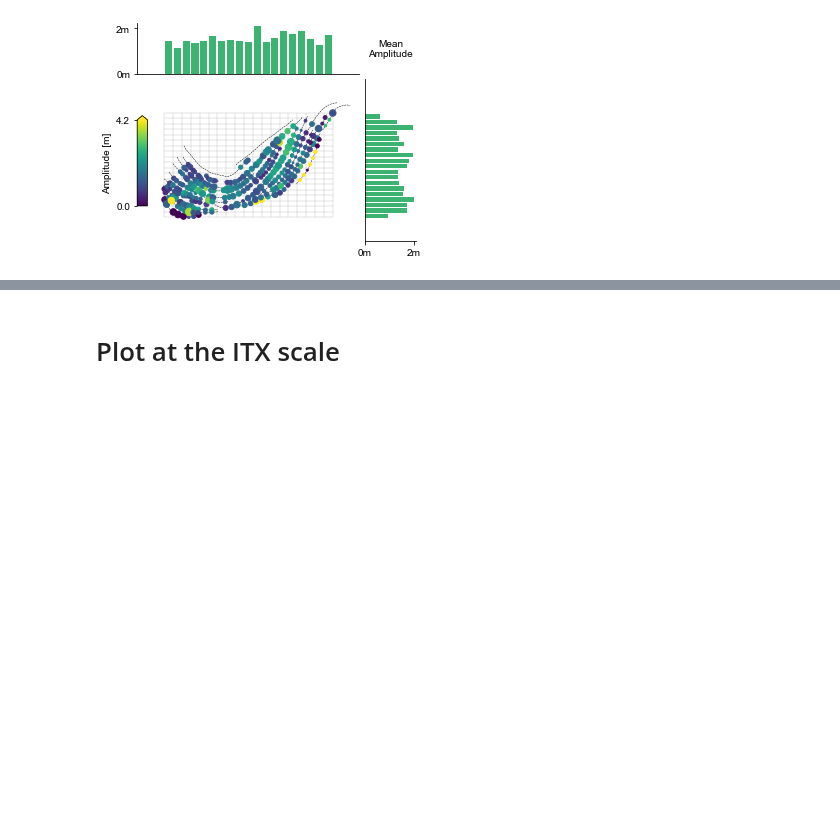
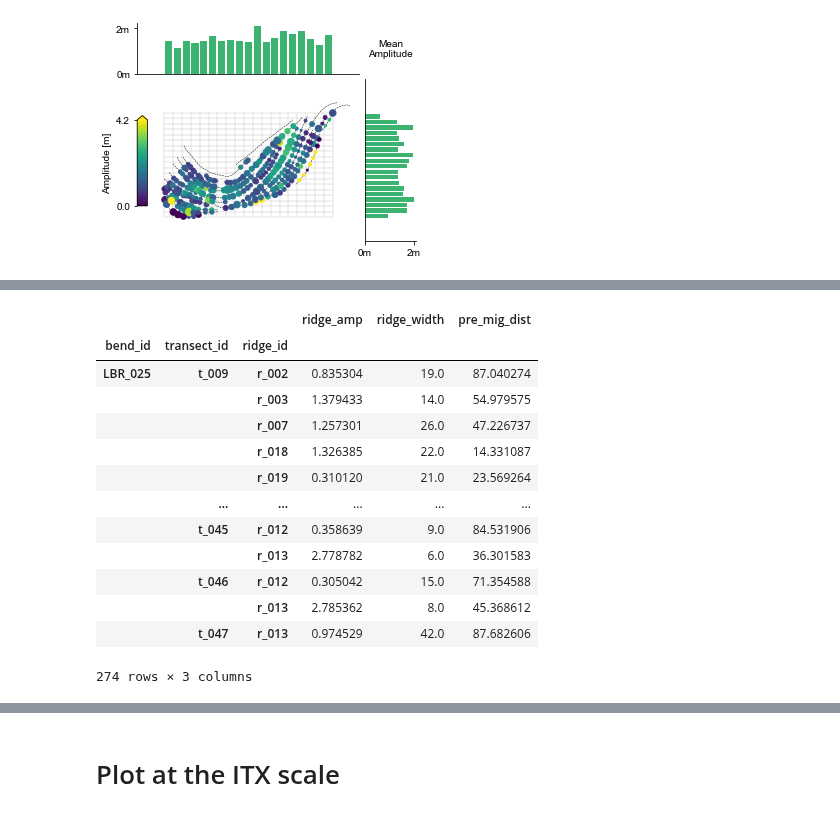
Before and after one commit to tamu-edu/scrollstats, a Jupyter notebook: Figure_BrazosBendsMultiScale.ipynb, the cells around one changed output, grey strips where cells are left out. Cells and saved outputs as stored; diff of their text form; code cells hidden in the pictures; blank space fills up the shorter version.

```diff
--- a/Figure_BrazosBendsMultiScale.ipynb
+++ b/Figure_BrazosBendsMultiScale.ipynb
@@ -179,0 +209,18 @@ plt.subplots_adjust(wspace=0.1, hspace=0.1)
+# %%
+ridge_metrics = itx[["ridge_amp", "ridge_width", "pre_mig_dist"]]
+ridge_metrics
+# %% [output]
+|  |  |  | ridge_amp | ridge_width | pre_mig_dist |
+| bend_id | transect_id | ridge_id |  |  |  |
+| LBR_025 | t_009 | r_002 | 0.835304 | 19.0 | 87.040274 |
+|  |  | r_003 | 1.379433 | 14.0 | 54.979575 |
+|  |  | r_007 | 1.257301 | 26.0 | 47.226737 |
+|  |  | r_018 | 1.326385 | 22.0 | 14.331087 |
+|  |  | r_019 | 0.310120 | 21.0 | 23.569264 |
+|  | ... | ... | ... | ... | ... |
+|  | t_045 | r_012 | 0.358639 | 9.0 | 84.531906 |
+|  |  | r_013 | 2.778782 | 6.0 | 36.301583 |
+|  | t_046 | r_012 | 0.305042 | 15.0 | 71.354588 |
+|  |  | r_013 | 2.785362 | 8.0 | 45.368612 |
+|  | t_047 | r_013 | 0.974529 | 42.0 | 87.682606 |
+274 rows × 3 columns
```
Also changed, not shown: parts of 9 cells of this notebook.
